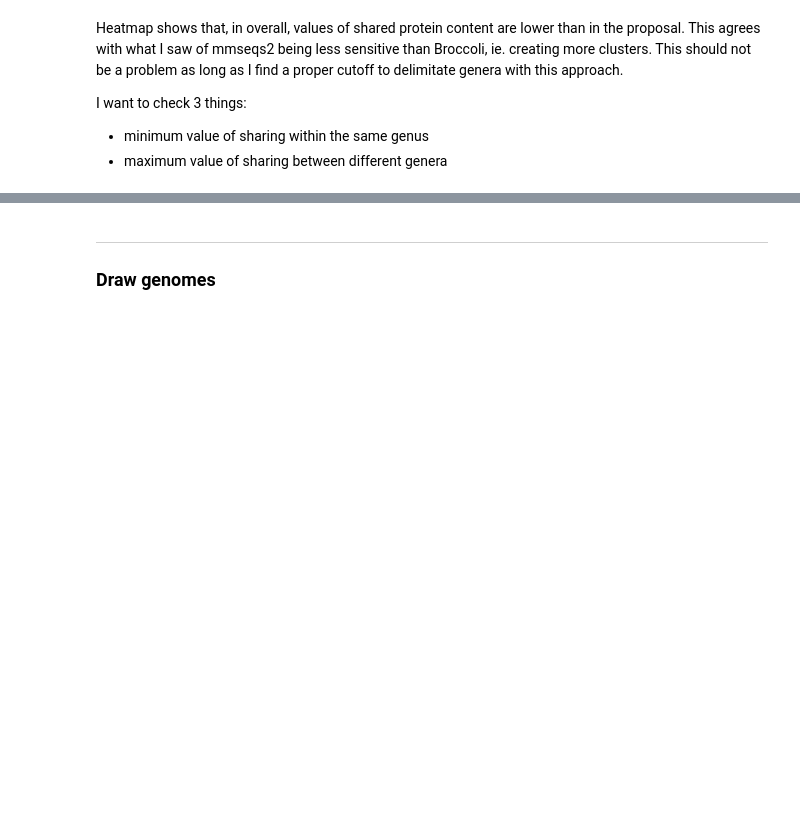
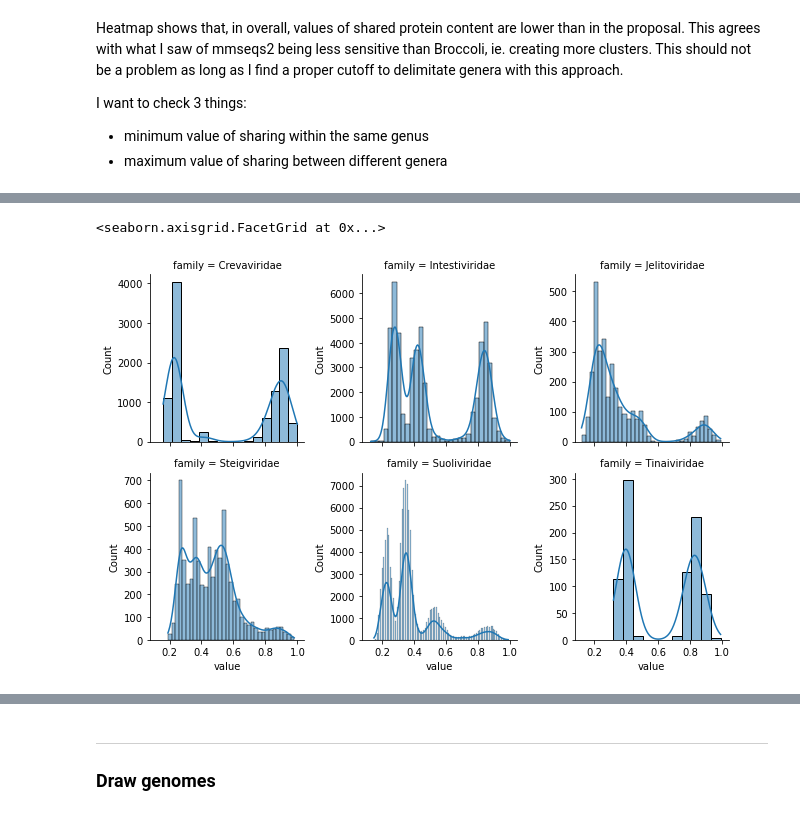
Before and after one commit to dcarrillox/CrassUS, a Jupyter notebook: dev_notes.ipynb, the cells around one changed output, grey strips where cells are left out. Saved outputs shown, nothing was run; the diff lists cells and outputs as text; code cells hidden in the pictures; blank space fills up the shorter version.

```diff
--- a/dev_notes.ipynb
+++ b/dev_notes.ipynb
@@ -296,0 +514,6 @@ plt.ylim(0, 2000)
+# %%
+g = sns.FacetGrid(values_df, col="family", sharey=False, col_wrap=3)
+g.map(sns.histplot, "value", kde=True)
+# %% [output]
+<seaborn.axisgrid.FacetGrid at 0x...>
+[figure, added]
```
Also changed, not shown: parts of 35 cells of this notebook, 11 other files.
